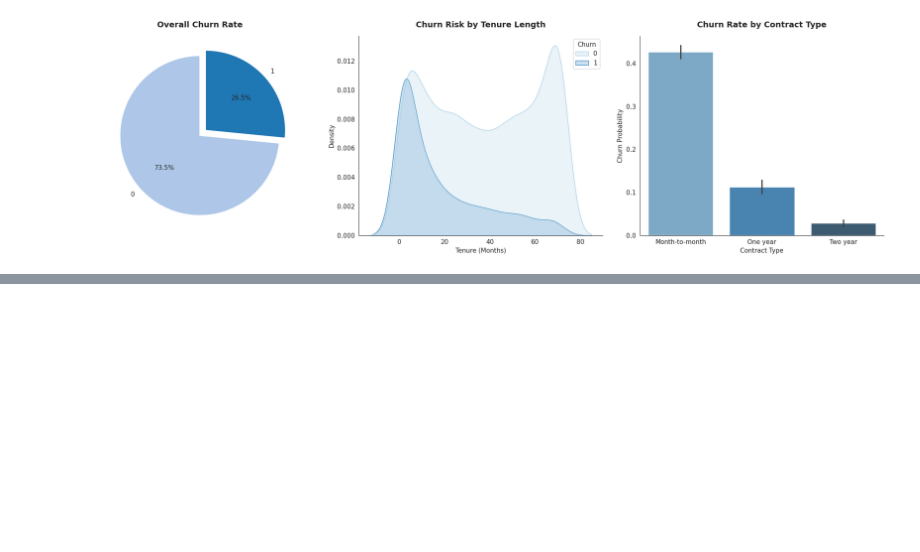
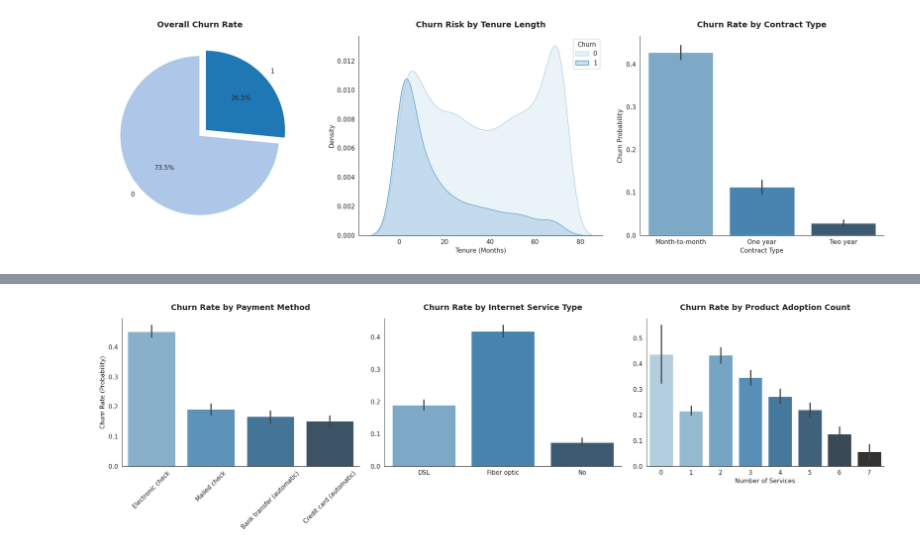
Before and after one commit to nevetsagetro/churn-telco--ds, a Jupyter notebook: notebooks/01_eda_and_cleaning.ipynb, the cells around one changed output, grey strips where cells are left out. Cells and saved outputs as stored; diff of their text form; code cells hidden in the pictures; blank space fills up the shorter version.

```diff
--- a/notebooks/01_eda_and_cleaning.ipynb
+++ b/notebooks/01_eda_and_cleaning.ipynb
@@ -146,0 +154,61 @@ plot_global_churn_overview(df)
+# %%
+# FEATURE ENGINEERING: Service Ecosystem Depth
+
+    # We aggregate individual binary service columns into a single 'stickiness' metric.
+    # Rationale: Customers with higher product adoption (multi-product users)
+    # typically exhibit lower churn due to increased switching costs.
+service_cols = [
+    'PhoneService', 'OnlineSecurity', 'OnlineBackup',
+    'DeviceProtection', 'TechSupport', 'StreamingTV', 'StreamingMovies'
+]
+df['num_services'] = (df[service_cols] == 'Yes').sum(axis=1)
+
+# VISUALIZATION: Multi-Variate Risk Drivers
+
+    # Applying a minimalist design language to reduce cognitive load and
+    # focus the stakeholder's attention on categorical risk variances.
+
+sns.set_style("white")
+fig, axes = plt.subplots(1, 3, figsize=(20, 6))
+
+# --- Subplot 1: Payment Friction ---
+# Assessing how transaction methods impact retention. Manual payment methods
+# (e.g., Electronic Check) often correlate with higher churn compared to autopay.
+sns.barplot(
+    x='PaymentMethod', y='Churn', data=df,
+    hue='PaymentMethod', palette='Blues_d', legend=False, ax=axes[0]
+)
+axes[0].set_title('Churn Rate by Payment Method', fontsize=14, fontweight='bold', pad=15)
+axes[0].tick_params(axis='x', rotation=45) # Rotation handles longer category labels
+axes[0].set_xlabel('')
+axes[0].set_ylabel('Churn Rate (Probability)')
+
+# --- Subplot 2: Infrastructure Influence ---
+# Comparing churn across different technology stacks. This helps identify
+# potential service quality issues or pricing sensitivities in specific segments.
+sns.barplot(
+    x='InternetService', y='Churn', data=df,
+    hue='InternetService', palette='Blues_d', legend=False, ax=axes[1]
+)
+axes[1].set_title('Churn Rate by Internet Service Type', fontsize=14, fontweight='bold', pad=15)
+axes[1].set_xlabel('')
+axes[1].set_ylabel('') # Redundant y-axis label removed for aesthetic clarity
+
+# --- Subplot 3: Product Density Impact ---
+# Validating our engineered feature. This plot identifies the "magic number"
+# of services where churn probability significantly drops (The Stickiness Effect).
+sns.barplot(
+    x='num_services', y='Churn', data=df,
+    hue='num_services', palette='Blues_d', legend=False, ax=axes[2]
+)
+axes[2].set_title('Churn Rate by Product Adoption Count', fontsize=14, fontweight='bold', pad=15)
+axes[2].set_xlabel('Number of Services')
+axes[2].set_ylabel('')
+
+# --- Final Polishing ---
+# Removing top and right spines to align with modern data journalism standards.
+sns.despine()
+plt.tight_layout()
+plt.show()
+# %% [output]
+[figure, added]
```
Also changed, not shown: parts of 11 cells of this notebook.
